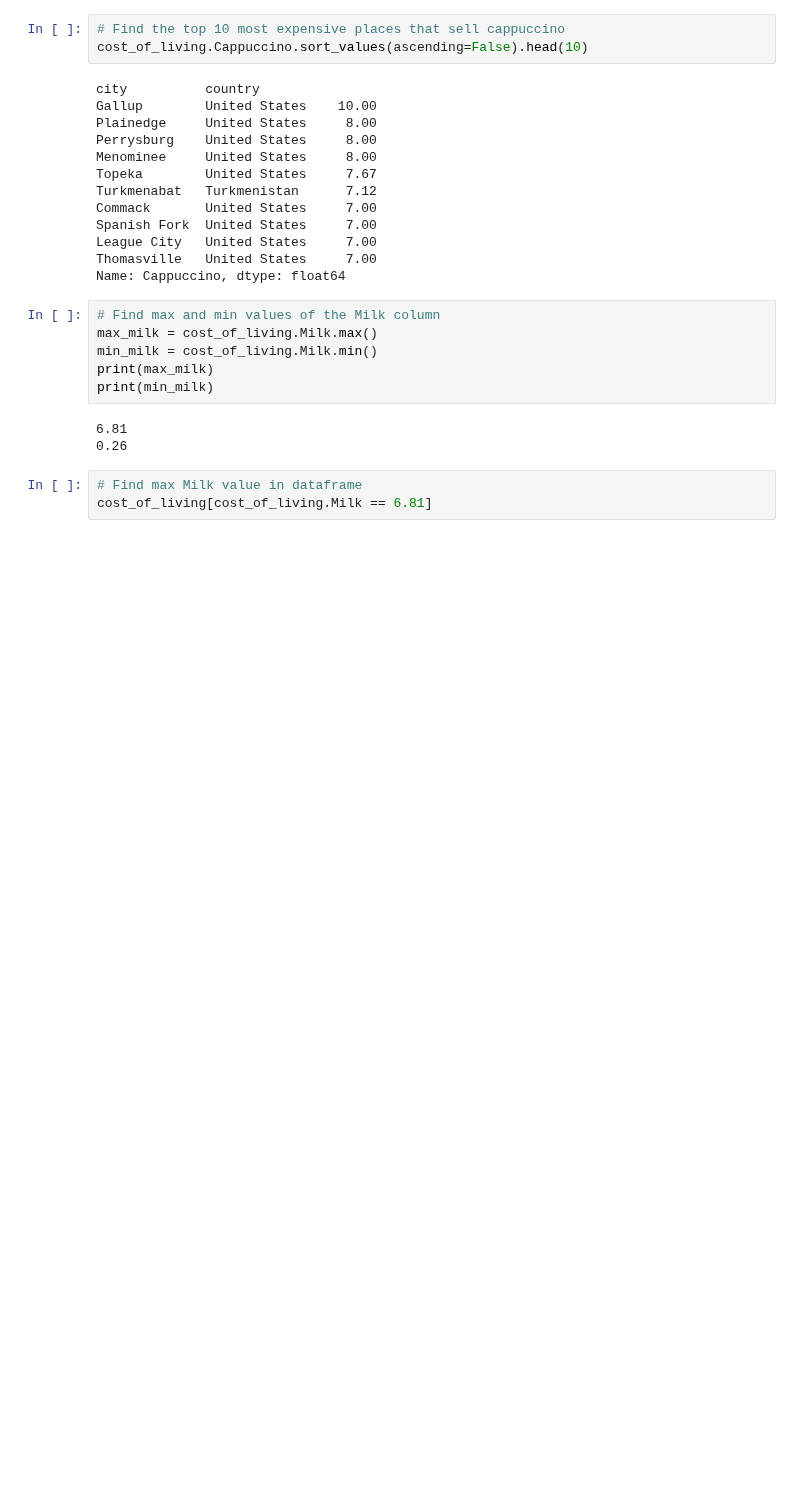
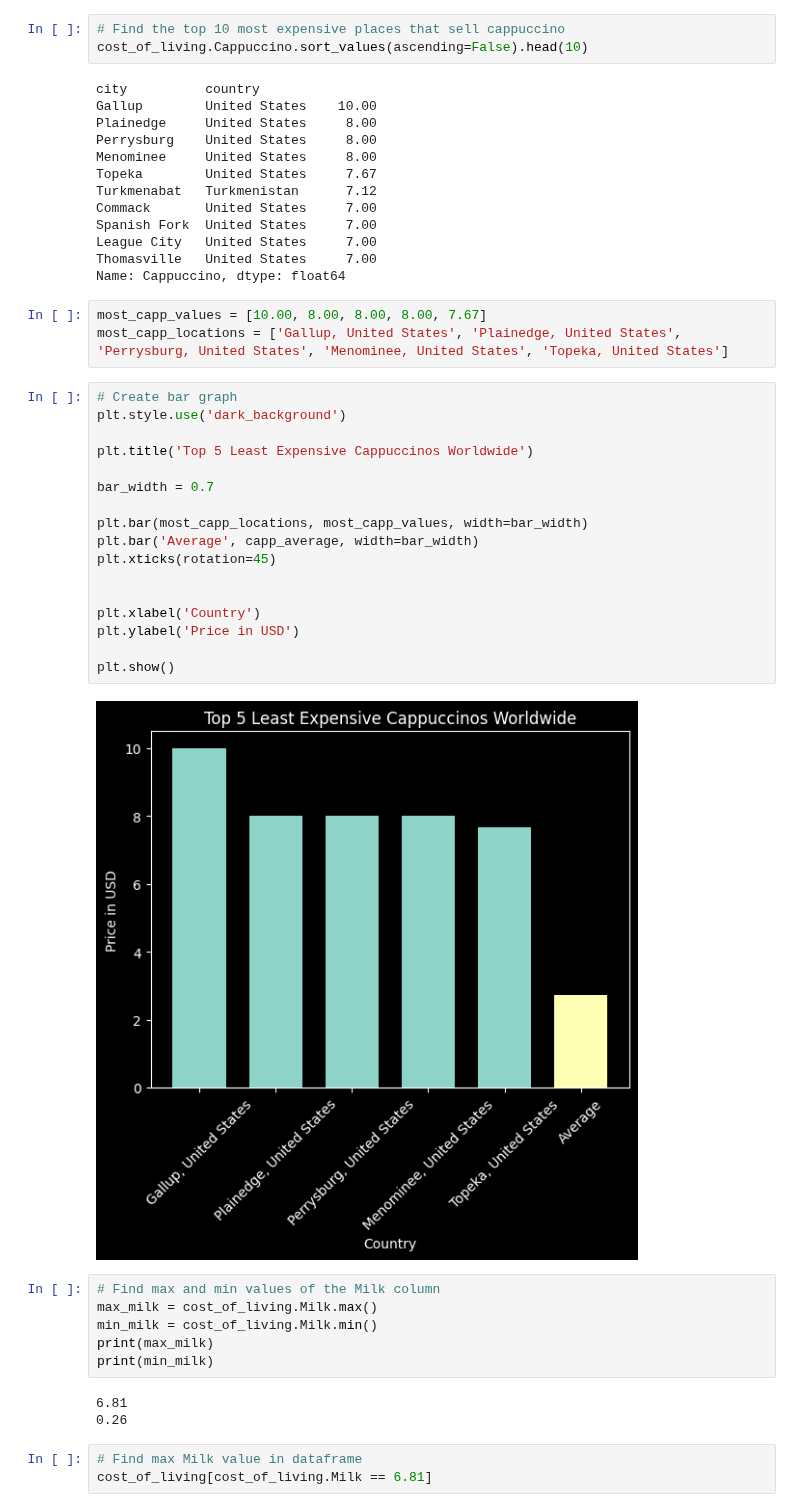
Before and after one commit to Reed-Carter/Global-Cost-of-Living, a Jupyter notebook: phil-project.ipynb, the cells around one changed output. Drawn from its saved outputs; the diff is of its cells as text; blank space fills up the shorter version.

```diff
--- a/phil-project.ipynb
+++ b/phil-project.ipynb
@@ -427,6 +457,28 @@ Spanish Fork  United States     7.00
 League City   United States     7.00
 Thomasville   United States     7.00
 Name: Cappuccino, dtype: float64
+# %%
+most_capp_values = [10.00, 8.00, 8.00, 8.00, 7.67]
+most_capp_locations = ['Gallup, United States', 'Plainedge, United States', 'Perrysburg, United States', 'Menominee, United States', 'Topeka, United States']
+# %%
+# Create bar graph
+plt.style.use('dark_background')
+
+plt.title('Top 5 Least Expensive Cappuccinos Worldwide')
+
+bar_width = 0.7
+
+plt.bar(most_capp_locations, most_capp_values, width=bar_width)
+plt.bar('Average', capp_average, width=bar_width)
+plt.xticks(rotation=45)
+
+
+plt.xlabel('Country')
+plt.ylabel('Price in USD')
+
+plt.show()
+# %% [output]
+[figure, added]
 # %%
 # Find max and min values of the Milk column
 max_milk = cost_of_living.Milk.max()
```
Also changed, not shown: parts of 4 cells of this notebook.
